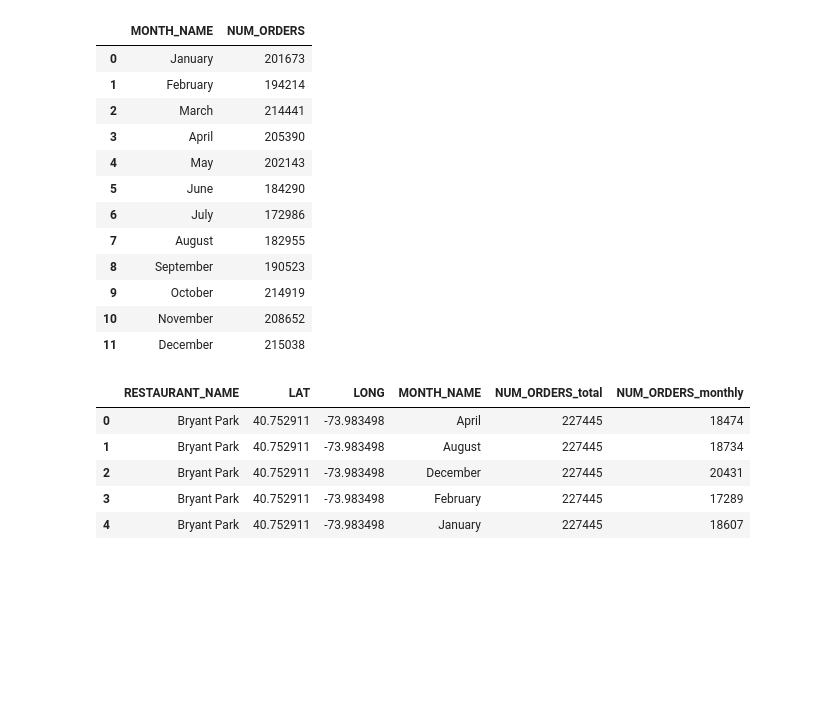
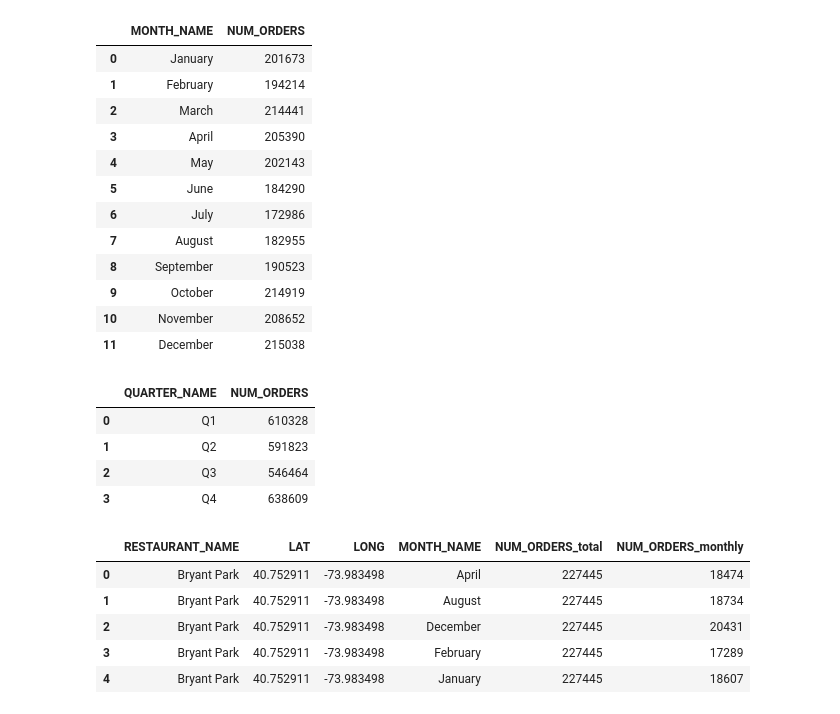
Before and after one commit to renan-peres/mfin-python-restaurant-data-analysis, a Jupyter notebook: restaurant-data-analysis.ipynb, the cells around one changed output. Drawn from its saved outputs; the diff is of its cells as text; code cells hidden in the pictures; blank space fills up the shorter version.

```diff
--- a/restaurant-data-analysis.ipynb
+++ b/restaurant-data-analysis.ipynb
@@ -550,6 +551,24 @@ monthly_orders
 | 9 | October | 214919 |
 | 10 | November | 208652 |
 | 11 | December | 215038 |
+# %%
+# Extract quarter names and aggregate orders by quarter
+quarterly_orders = (orders_total
+                 .assign(QUARTER_NAME=orders_total['DATE'].dt.quarter)
+                 .groupby('QUARTER_NAME')['NUM_ORDERS']
+                 .sum()
+                 .reset_index())
+
+# Sort by quarter number
+quarterly_orders = quarterly_orders.sort_values('QUARTER_NAME').reset_index(drop=True)
+quarterly_orders['QUARTER_NAME'] = quarterly_orders['QUARTER_NAME'].map({1: 'Q1', 2: 'Q2', 3: 'Q3', 4: 'Q4'})
+quarterly_orders
+# %% [output]
+|  | QUARTER_NAME | NUM_ORDERS |
+| 0 | Q1 | 610328 |
+| 1 | Q2 | 591823 |
+| 2 | Q3 | 546464 |
+| 3 | Q4 | 638609 |
 # %%
 orders_restaurant = (df_summarized_orders
                      .sort_values(by=['DATE', 'NUM_ORDERS'], ascending=[True, False])
```
Also changed, not shown: parts of 5 cells of this notebook.
